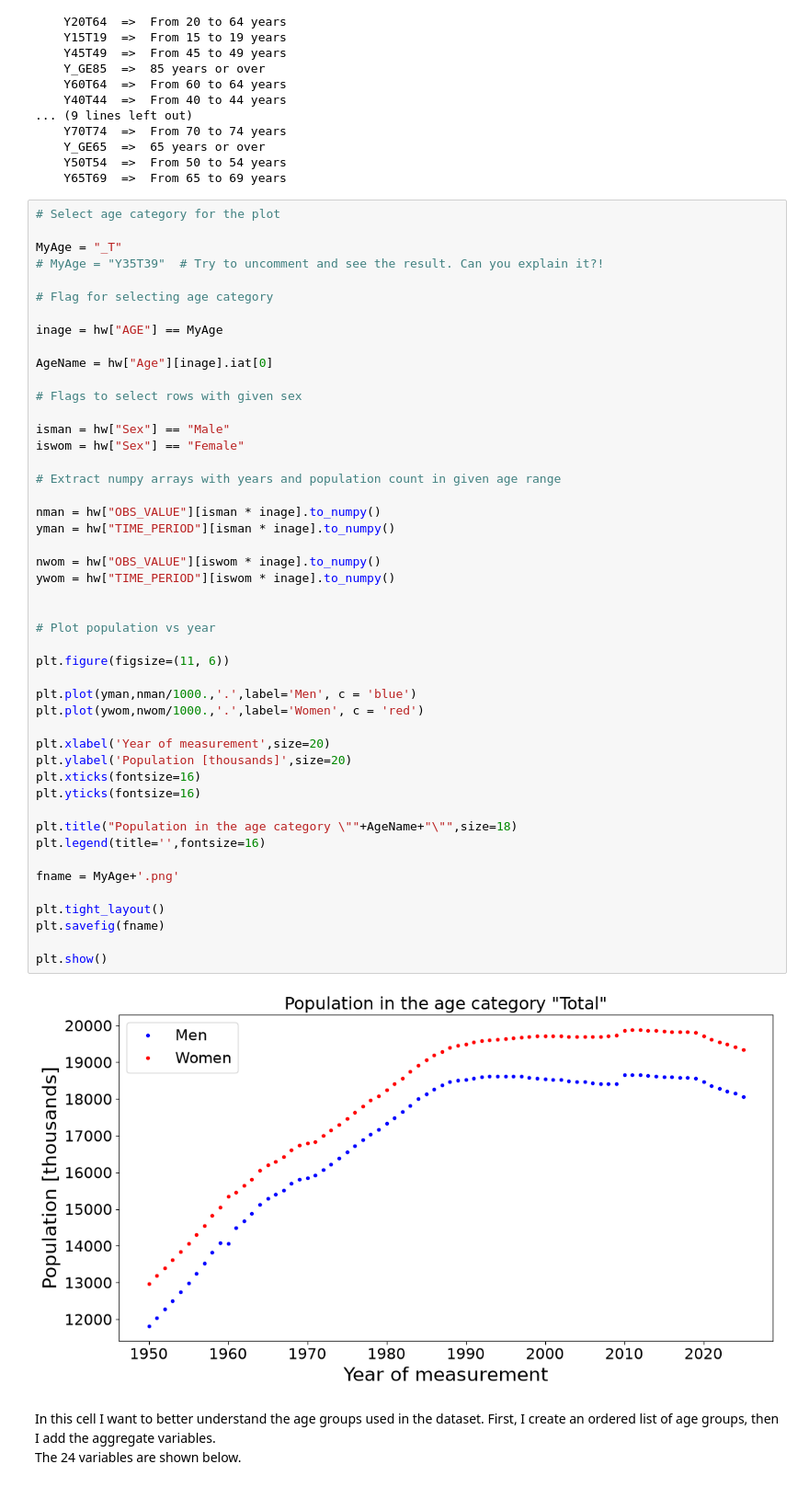
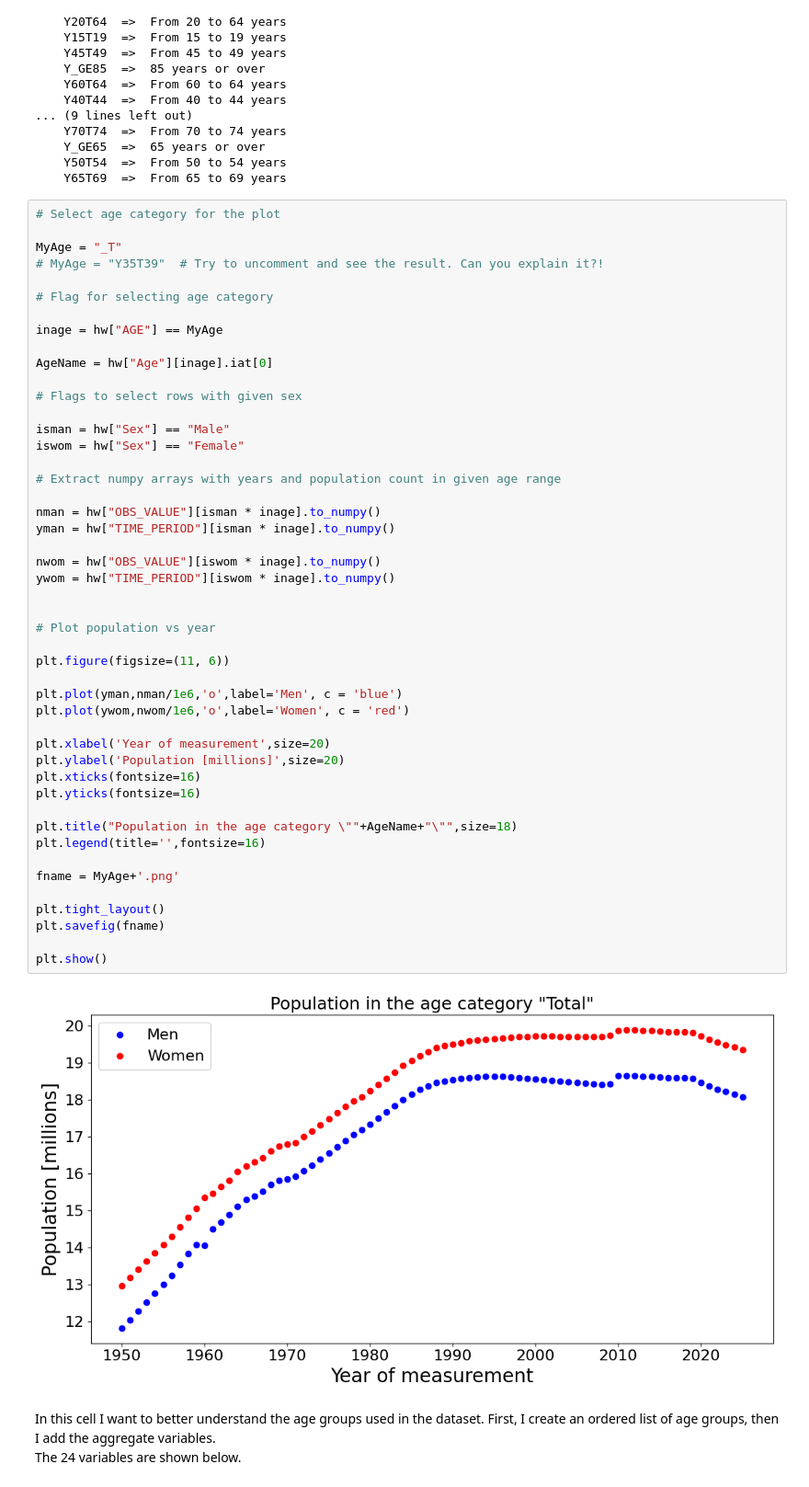
Before and after one commit to igordt/SAED_homeworks, a Jupyter notebook: h1/h1.ipynb, the cells around one changed output. Shown at 92% size. Saved outputs shown, nothing was run; the diff lists cells and outputs as text.

```diff
--- a/h1/h1.ipynb
+++ b/h1/h1.ipynb
@@ -77,37 +77,37 @@ isman = hw["Sex"] == "Male"
 iswom = hw["Sex"] == "Female"
 
 # Extract numpy arrays with years and population count in given age range
 
 nman = hw["OBS_VALUE"][isman * inage].to_numpy()
 yman = hw["TIME_PERIOD"][isman * inage].to_numpy()
 
 nwom = hw["OBS_VALUE"][iswom * inage].to_numpy()
 ywom = hw["TIME_PERIOD"][iswom * inage].to_numpy()
 
 
 # Plot population vs year
 
 plt.figure(figsize=(11, 6))
 
-plt.plot(yman,nman/1000.,'.',label='Men', c = 'blue')
-plt.plot(ywom,nwom/1000.,'.',label='Women', c = 'red')
+plt.plot(yman,nman/1e6,'o',label='Men', c = 'blue')
+plt.plot(ywom,nwom/1e6,'o',label='Women', c = 'red')
 
 plt.xlabel('Year of measurement',size=20)
-plt.ylabel('Population [thousands]',size=20)
+plt.ylabel('Population [millions]',size=20)
 plt.xticks(fontsize=16)
 plt.yticks(fontsize=16)
 
 plt.title("Population in the age category \""+AgeName+"\"",size=18)
 plt.legend(title='',fontsize=16)
 
 fname = MyAge+'.png'
 
 plt.tight_layout()
 plt.savefig(fname)
 
 plt.show()
 # %% [output]
-[figure, old version]
+[figure, new version]
 # %% [markdown]
 In this cell I want to better understand the age groups used in the dataset.
 First, I create an ordered list of age groups, then I add the aggregate variables.\
```
Also changed, not shown: parts of 1 cell of this notebook, 3 other files.
